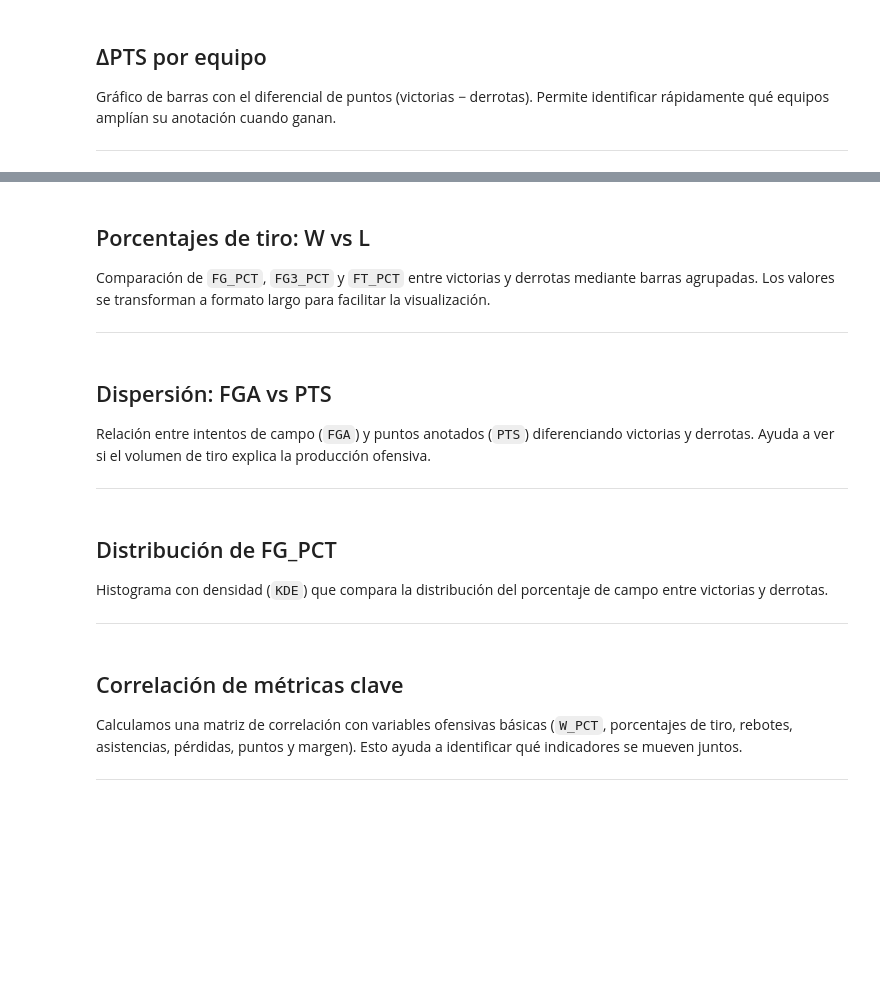
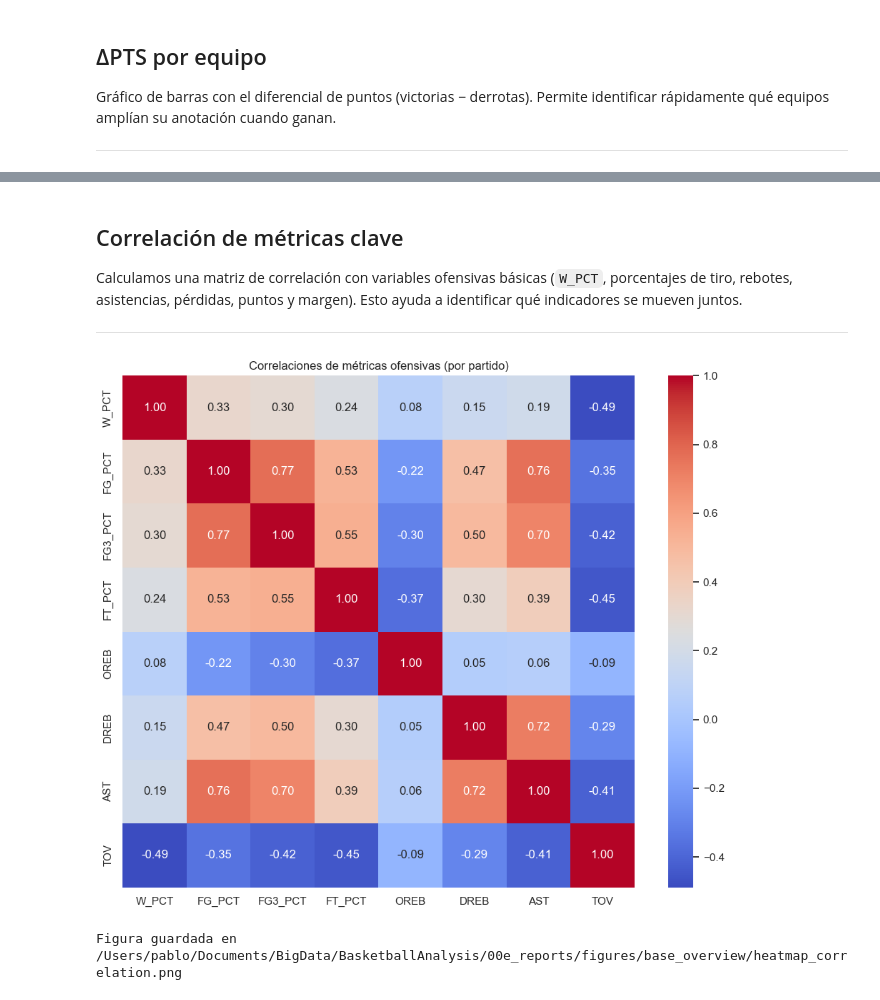
Before and after one commit to diazpablogon/BasketballAnalysis, a Jupyter notebook: 01_data_scrapping/01b_modelling/01a_teamdashboard/01a_generalsplits/01a_base_overview.ipynb, the cells around one changed output, grey strips where cells are left out. Cells and saved outputs as stored; diff of their text form; code cells hidden in the pictures; blank space fills up the shorter version.

```diff
--- a/01_data_scrapping/01b_modelling/01a_teamdashboard/01a_generalsplits/01a_base_overview.ipynb
+++ b/01_data_scrapping/01b_modelling/01a_teamdashboard/01a_generalsplits/01a_base_overview.ipynb
@@ -328,6 +380,0 @@ ValueError: keyword ha is not recognized; valid keywords are ['size', 'width', '
-# %% [markdown]
-## Porcentajes de tiro: W vs L
-
-Comparación de `FG_PCT`, `FG3_PCT` y `FT_PCT` entre victorias y derrotas mediante barras agrupadas. Los valores se transforman a formato largo para facilitar la visualización.
-
----
@@ -359,6 +380,0 @@ else:
-# %% [markdown]
-## Dispersión: FGA vs PTS
-
-Relación entre intentos de campo (`FGA`) y puntos anotados (`PTS`) diferenciando victorias y derrotas. Ayuda a ver si el volumen de tiro explica la producción ofensiva.
-
----
@@ -385,6 +380,0 @@ print("Figura guardada en", figure_path)
-# %% [markdown]
-## Distribución de FG_PCT
-
-Histograma con densidad (`KDE`) que compara la distribución del porcentaje de campo entre victorias y derrotas.
-
----
@@ -411,23 +385,38 @@ Calculamos una matriz de correlación con variables ofensivas básicas (`W_PCT`,
 
 ---
 # %%
-corr_metrics = [
+ corr_metrics = [
     "W_PCT", "FG_PCT", "FG3_PCT", "FT_PCT",
-    "OREB", "DREB", "REB",
+    "OREB", "DREB",
     "AST", "TOV",
-    "PTS", "PLUS_MINUS",
 ]
-corr_cols = require_columns(corr_metrics)
+corr_cols = require_columns(corr_metrics + ["GP"])  # añade GP para dividir
 
-corr_df = analysis_std[corr_cols].rename(columns=dict(zip(corr_cols, corr_metrics)))
+# Copia de los datos
+corr_df = analysis_std[corr_cols].copy()
 
+# Normalizar métricas de conteo por partido
+for col in ["OREB", "DREB", "AST", "TOV"]:
+    if col in corr_df.columns:
+        corr_df[col] = corr_df[col] / corr_df["GP"]
+
+# Renombrar columnas a los nombres originales
+corr_df = corr_df.rename(columns=dict(zip(corr_cols, corr_metrics + ["GP"])))
+
+# Elimina GP antes de correlacionar
+corr_df = corr_df.drop(columns=["GP"], errors="ignore")
+
+# Matriz de correlación
 corr_matrix = corr_df.corr()
 
 fig, ax = plt.subplots(figsize=(10, 8))
 sns.heatmap(corr_matrix, annot=True, fmt=".2f", cmap="coolwarm", square=True, ax=ax)
-ax.set_title("Correlaciones de métricas ofensivas")
+ax.set_title("Correlaciones de métricas ofensivas (por partido)")
 plt.tight_layout()
 figure_path = FIGURES_DIR / "heatmap_correlation.png"
 fig.savefig(figure_path, dpi=150)
 plt.show()
 print("Figura guardada en", figure_path)
+# %% [output]
+[figure, added]
+Figura guardada en /Users/pablo/Documents/BigData/BasketballAnalysis/00e_reports/figures/base_overview/heatmap_correlation.png
```
Also changed, not shown: parts of 7 cells of this notebook, 8 other files.
